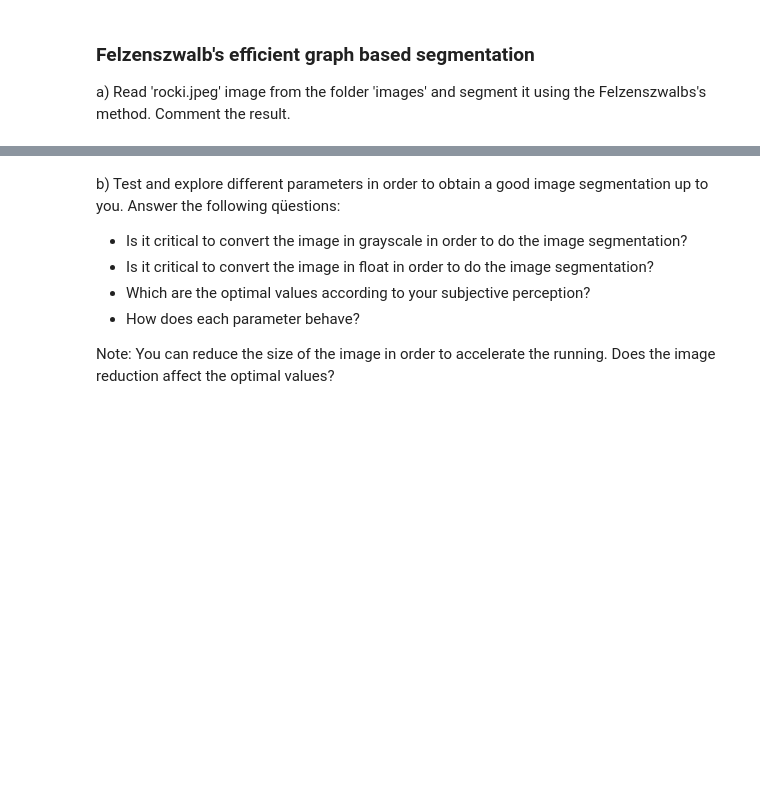
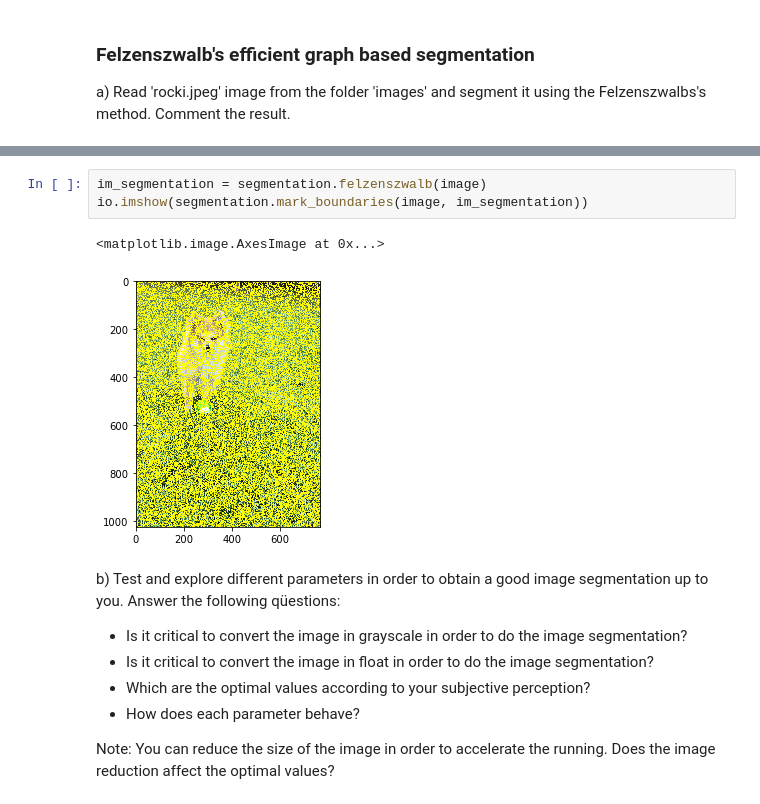
Before and after one commit to PauSolerValades/VA, a Jupyter notebook: Practica3/p3_2ndPart/p3_2nd_part.ipynb, the cells around one changed output, grey strips where cells are left out. Cells and saved outputs as stored; diff of their text form; blank space fills up the shorter version.

```diff
--- a/Practica3/p3_2ndPart/p3_2nd_part.ipynb
+++ b/Practica3/p3_2ndPart/p3_2nd_part.ipynb
@@ -61,3 +94,9 @@ a) Read 'rocki.jpeg' image from the folder 'images' and segment it using the Fel
+# %%
+im_segmentation = segmentation.felzenszwalb(image)
+io.imshow(segmentation.mark_boundaries(image, im_segmentation))
+# %% [output]
+<matplotlib.image.AxesImage at 0x...>
+[figure, added]
 # %% [markdown]
 b) Test and explore different parameters in order to obtain a good image segmentation up to you.
 Answer the following qüestions:
```
Also changed, not shown: parts of 15 cells of this notebook.
